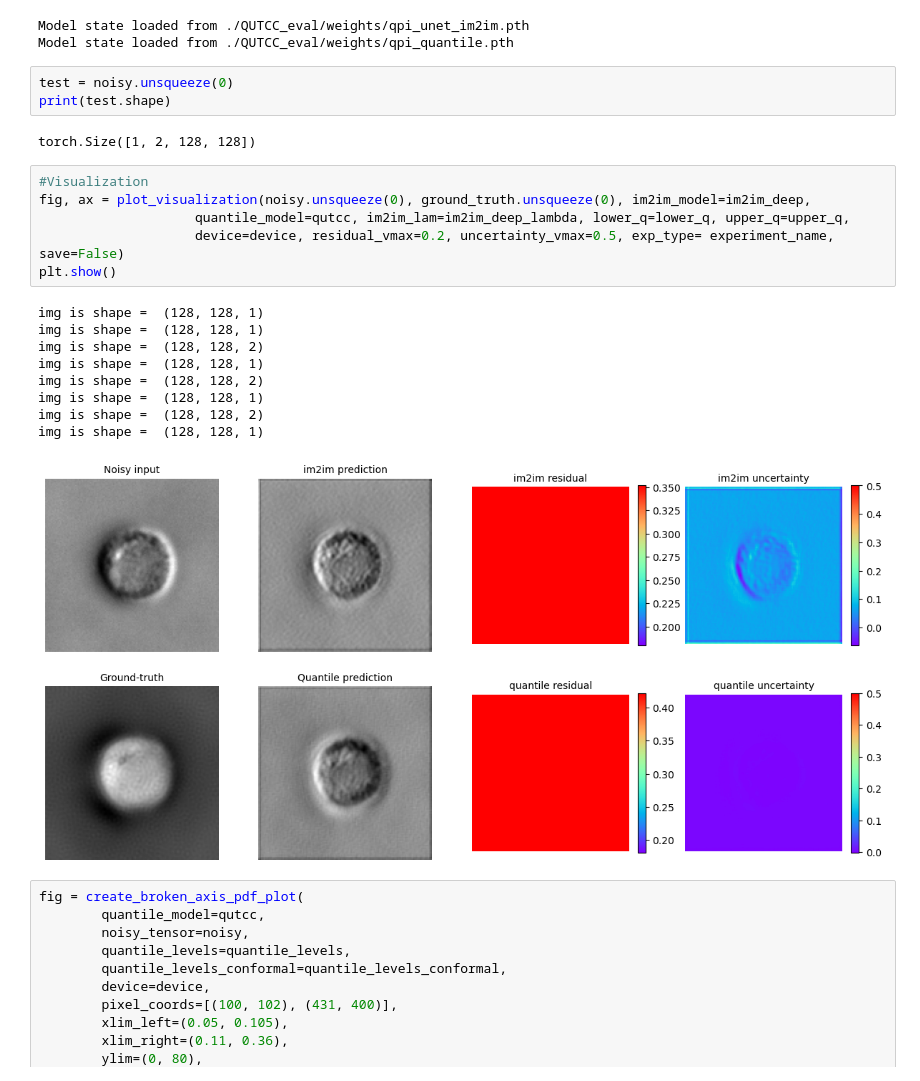
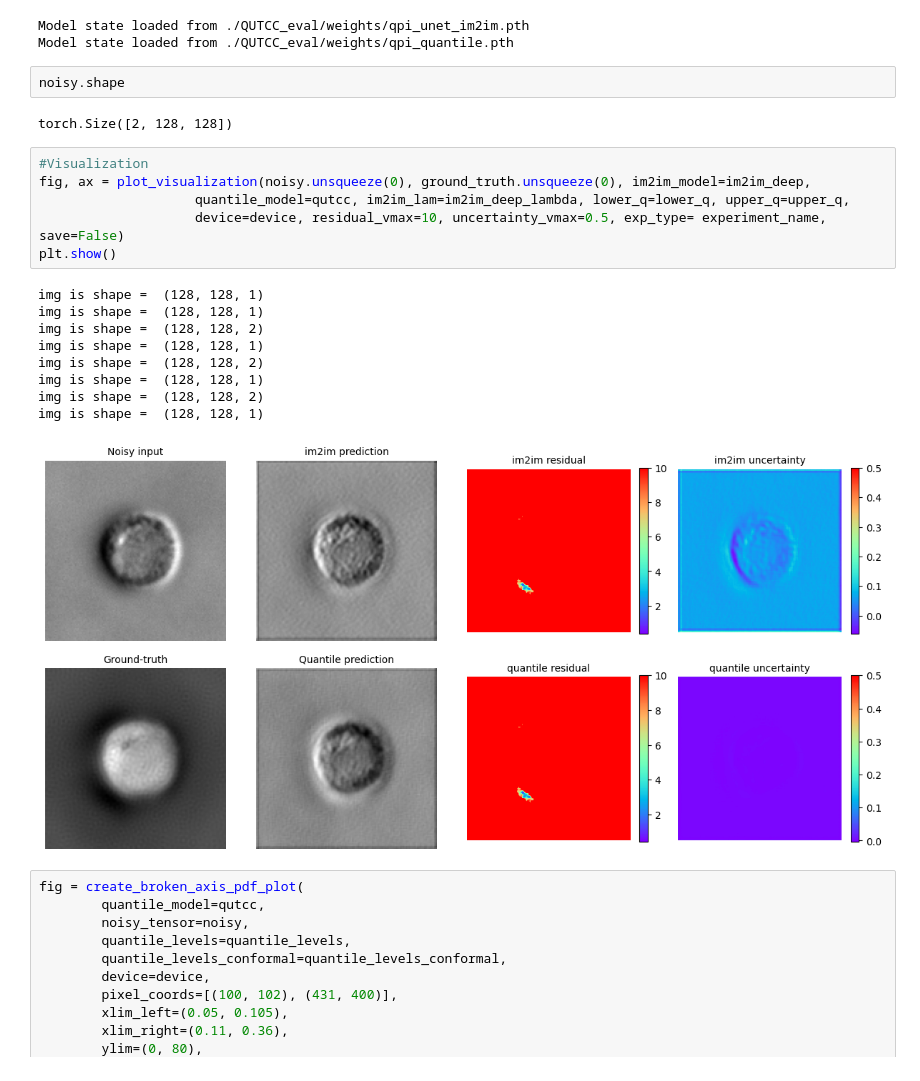
Before and after one commit to 25benjaminli/QUTCC-UQ, a Jupyter notebook: quickstart.ipynb, the cells around one changed output. Saved outputs shown, nothing was run; the diff lists cells and outputs as text.

```diff
--- a/quickstart.ipynb
+++ b/quickstart.ipynb
@@ -78,27 +78,26 @@ else:
 # %% [output]
 Model state loaded from ./QUTCC_eval/weights/qpi_unet_im2im.pth
 Model state loaded from ./QUTCC_eval/weights/qpi_quantile.pth
-# %%
-test = noisy.unsqueeze(0)
-print(test.shape)
-# %% [output]
-torch.Size([1, 2, 128, 128])
+# %%
+noisy.shape
+# %% [output]
+torch.Size([2, 128, 128])
 # %%
 #Visualization
 fig, ax = plot_visualization(noisy.unsqueeze(0), ground_truth.unsqueeze(0), im2im_model=im2im_deep,
                     quantile_model=qutcc, im2im_lam=im2im_deep_lambda, lower_q=lower_q, upper_q=upper_q,
-                    device=device, residual_vmax=0.2, uncertainty_vmax=0.5, exp_type= experiment_name, save=False)
+                    device=device, residual_vmax=10, uncertainty_vmax=0.5, exp_type= experiment_name, save=False)
 plt.show()
 # %% [output]
 img is shape =  (128, 128, 1)
 img is shape =  (128, 128, 1)
 img is shape =  (128, 128, 2)
 img is shape =  (128, 128, 1)
 img is shape =  (128, 128, 2)
 img is shape =  (128, 128, 1)
 img is shape =  (128, 128, 2)
 img is shape =  (128, 128, 1)
-[figure, old version]
+[figure, new version]
 # %%
 fig = create_broken_axis_pdf_plot(
         quantile_model=qutcc,
```
Also changed, not shown: 1 other file.
